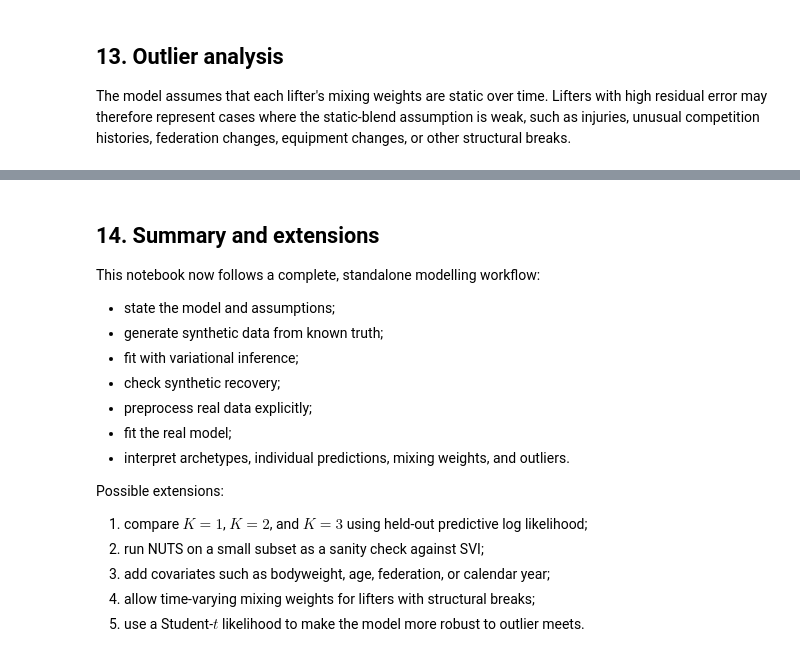
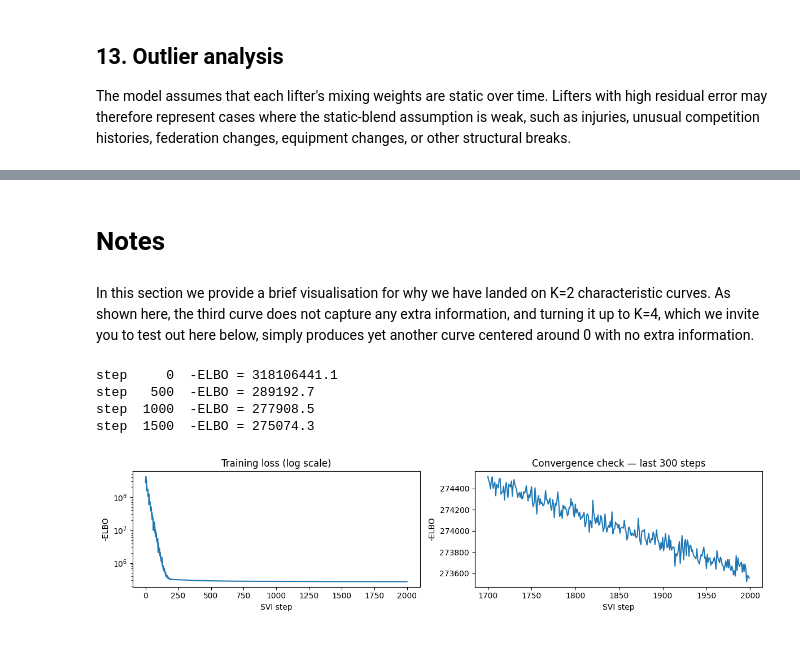
Before and after one commit to Isak-Petrin/modal_based_ml_project, a Jupyter notebook: ModelBasedNotes/PGM_for_strength_progression.ipynb, the cells around one changed output, grey strips where cells are left out. Saved outputs shown, nothing was run; the diff lists cells and outputs as text; code cells hidden in the pictures.

Commit message:
notebook v2

```diff
--- a/ModelBasedNotes/PGM_for_strength_progression.ipynb
+++ b/ModelBasedNotes/PGM_for_strength_progression.ipynb
@@ -651,20 +684,49 @@ plt.tight_layout(); plt.show()
-# %% [markdown]
-## 14. Summary and extensions
-
-This notebook now follows a complete, standalone modelling workflow:
-
-- state the model and assumptions;
-- generate synthetic data from known truth;
-- fit with variational inference;
-- check synthetic recovery;
-- preprocess real data explicitly;
-- fit the real model;
-- interpret archetypes, individual predictions, mixing weights, and outliers.
-
-Possible extensions:
-
-1. compare $K=1$, $K=2$, and $K=3$ using held-out predictive log likelihood;
-2. run NUTS on a small subset as a sanity check against SVI;
-3. add covariates such as bodyweight, age, federation, or calendar year;
-4. allow time-varying mixing weights for lifters with structural breaks;
-5. use a Student-$t$ likelihood to make the model more robust to outlier meets.
+# %% [markdown]
+# Notes
+# %% [markdown]
+In this section we provide a brief visualisation for why we have landed on K=2 characteristic curves. As shown here, the third curve does not capture any extra information, and turning it up to K=4, which we invite you to test out here below, simply produces yet another curve centered around 0 with no extra information.
+# %%
+K       = 3
+M       = 13
+T_max   = 120.0
+Z       = torch.linspace(0.0, T_max, M)
+Z_free_np = Z[1:].numpy()
+
+init_dict = {
+    "u_0": torch.tensor(50.0 * (1.0 - np.exp(-Z_free_np / 15.0))),   # plateau
+    "u_1": torch.tensor(0.8 * Z_free_np),                             # linear
+}
+
+t_t  = torch.tensor(t_real,         dtype=torch.float64)
+y_t  = torch.tensor(y_real,         dtype=torch.float64)
+id_t = torch.tensor(lifter_id_real, dtype=torch.long)
+N    = N_real
+
+pyro.clear_param_store()
+guide = AutoNormal(model, init_loc_fn=init_to_value(values=init_dict))
+optimizer = ClippedAdam({"lr": 0.02, "clip_norm": 10.0})
+svi = SVI(model, guide, optimizer, loss=Trace_ELBO())
+
+n_steps = 2000
+losses = []
+for step in range(n_steps):
+    loss = svi.step(t_t, y_t, id_t, N, K, Z)
+    losses.append(loss)
+    if step % 500 == 0:
+        print(f"step {step:5d}  -ELBO = {loss:.1f}")
+
+fig, axes = plt.subplots(1, 2, figsize=(12, 3))
+axes[0].plot(losses); axes[0].set_yscale('log')
+axes[0].set_xlabel('SVI step'); axes[0].set_ylabel('-ELBO')
+axes[0].set_title('Training loss (log scale)')
+last_n = min(300, len(losses))
+axes[1].plot(range(len(losses)-last_n, len(losses)), losses[-last_n:])
+axes[1].set_xlabel('SVI step'); axes[1].set_ylabel('-ELBO')
+axes[1].set_title(f'Convergence check — last {last_n} steps')
+plt.tight_layout(); plt.show()
+# %% [output]
+step     0  -ELBO = 318106441.1
+step   500  -ELBO = 289192.7
+step  1000  -ELBO = 277908.5
+step  1500  -ELBO = 275074.3
+[figure, added]
```
Also changed, not shown: parts of 8 cells of this notebook, 1 other file.
